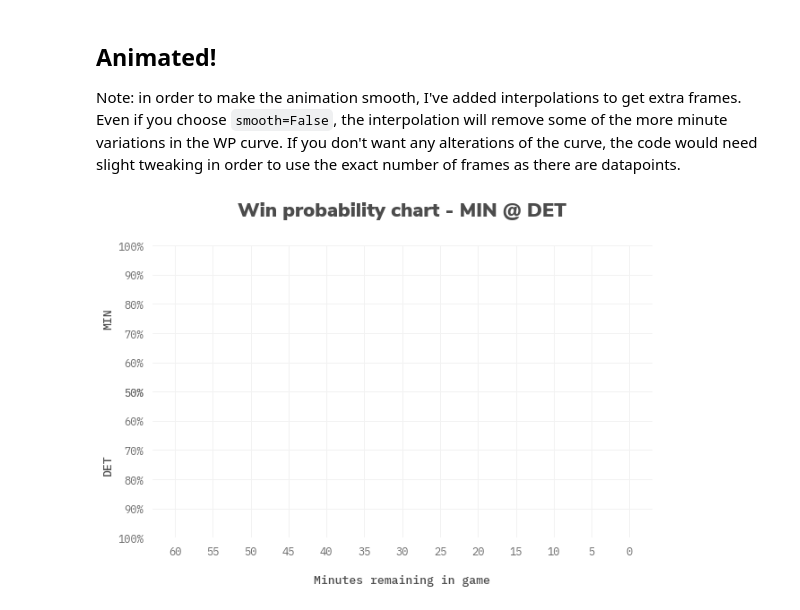
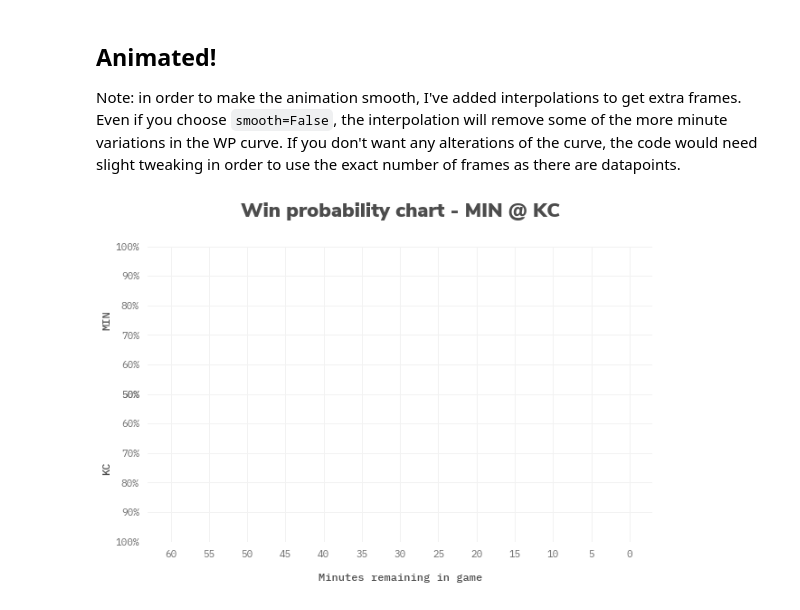
Before and after one commit to larsjaakko/nfl-wp-charts, a Jupyter notebook: wp-charts.ipynb, the cells around one changed output. Drawn from its saved outputs; the diff is of its cells as text; code cells hidden in the pictures.

```diff
--- a/wp-charts.ipynb
+++ b/wp-charts.ipynb
@@ -23,7 +23,7 @@ import team_names as names
 sns.set(style="whitegrid",
         palette="pastel",
         font='IBM Plex Mono',
-        font_scale = 1.1,
+        font_scale = 1,
         rc= {'grid.color': '.95',
              'xtick.color': 'dimgray',
              'ytick.color': 'dimgray',
@@ -65,14 +64,12 @@ fontManager._findfont_cached.cache_clear()
 ## Data
 Add the path to your nflscrapR data file here!
 # %%
-df = pd.read_csv("data/reg_pbp_2019.csv", low_memory=False)
+df = pd.read_csv("../data/nflscrapR/reg_pbp_2019.csv", low_memory=False)
 # %%
 #Adding week numbers to main dataframe
 
-season = 2019
-
 try:
-    response_reg = requests.get('http://www.nfl.com/feeds-rs/schedules/{}.json'.format(season)).json()
+    response_reg = requests.get('http://www.nfl.com/feeds-rs/schedules/2019.json').json()
 except requests.exceptions.RequestException as e:
     print(e)
 
@@ -169,15 +164,15 @@ def get_time(win_probs, minutes_remaining):
 # %%
 # ------------------ PARAMETERS ------------------ #
 
-team = 'SF'
-week = 7
+team = 'KC'
+week = 9
 game = get_game(week, team)
 
 team_colors = colors.get_colors()
 bg_alpha_1 = 0.3 #Transparency of the grey background colors separating the quarters
 bg_alpha_2 = 0.65
 
-smooth = False
+smooth = True
 smoothing = 0.98
 points = 300
 
@@ -241,9 +236,6 @@ ax_away.fill_between([30,15], y1=100, color='whitesmoke', alpha=bg_alpha_1, edge
 ax_away.fill_between([15,0], y1=100, color='whitesmoke', alpha=bg_alpha_2, edgecolor=None, zorder=-2)
 
 ax_away.set_ylim((0.5,1))
-ax_away.set_xlim((0,60))
-ax_away.set_xticklabels([])
-
 ax_away.set_ylabel(away_team, weight='medium')
 
 ax_away.yaxis.set_major_formatter(FuncFormatter('{:.0%}'.format))
@@ -277,8 +269,6 @@ ax_home.fill_between([30,15], y1=100, color='whitesmoke', alpha=bg_alpha_1, edge
 ax_home.fill_between([15,0], y1=100, color='whitesmoke', alpha=bg_alpha_2, edgecolor=None, zorder=-2)
 
 ax_home.set_ylim((0.5,1))
-ax_home.set_xlim((0,60))
-
 ax_home.yaxis.set_major_formatter(FuncFormatter('{:.0%}'.format))
 ax_home.xaxis.set_major_locator(plt.MaxNLocator(14))
 
@@ -317,8 +307,8 @@ Note: in order to make the animation smooth, I've added interpolations to get ex
 # %%
 # ------------------ PARAMETERS ------------------ #
 
-team = 'MIN'
-week = 7
+team = 'KC'
+week = 9
 game = get_game(week, team)
 
 team_colors = colors.get_colors()
@@ -377,7 +367,7 @@ for i in range(frames+1):
     ax_away.text(s='Week {} of the 2019 NFL regular season'.format(week),
                  x=0.5,
                  y=1.07,
-                 fontsize=13,
+                 fontsize=12,
                  weight=300,
                  style='normal',
                  color='dimgray',
@@ -400,9 +390,6 @@ for i in range(frames+1):
     ax_away.fill_between([15,0], y1=100, color='whitesmoke', alpha=bg_alpha_2, edgecolor=None, zorder=-2)
 
     ax_away.set_ylim((0.5,1))
-    ax_away.set_xlim((0,60))
-    ax_away.set_xticklabels([])
-
     ax_away.set_ylabel(away_team, weight='medium')
 
     ax_away.yaxis.set_major_formatter(FuncFormatter('{:.0%}'.format))
@@ -434,7 +421,6 @@ for i in range(frames+1):
     ax_home.fill_between([15,0], y1=100, color='whitesmoke', alpha=bg_alpha_2, edgecolor=None, zorder=-2)
 
     ax_home.set_ylim((0.5,1))
-    ax_home.set_xlim((0,60))
     ax_home.yaxis.set_major_formatter(FuncFormatter('{:.0%}'.format))
     ax_home.xaxis.set_major_locator(plt.MaxNLocator(14))
 
@@ -514,32 +500,32 @@ for i in range(frames+1):
         ha='center',
         fontsize=22,
         color=team_colors[home_team],
         weight=900,
         alpha=0.6
     )
 
     # Attributions
     ax_score.text(
         s='data from nflscrapR\nviz by @larsjaakko',
         x=0.5,
         y= -0.12,
         fontsize=9,
         weight=300,
         style='italic',
         color='darkgray',
         ha='center',
         va='center',
         transform=ax_score.transAxes)
 
     sns.despine(left=True, right=True, bottom=True, top=True)
 
     camera.snap()
 
 # ------------------ OUTPUT VIDEO ------------------ #
 
 filename = str(away_team + '_at_' + home_team)
 
 animation = camera.animate(interval=1000/framerate)
-animation.save('output/{}.mp4'.format(filename))
+animation.save('output/animation/{}.mp4'.format(filename))
 # %% [output]
-[figure, old version]
+[figure, new version]
```
Also changed, not shown: parts of 5 cells of this notebook.
